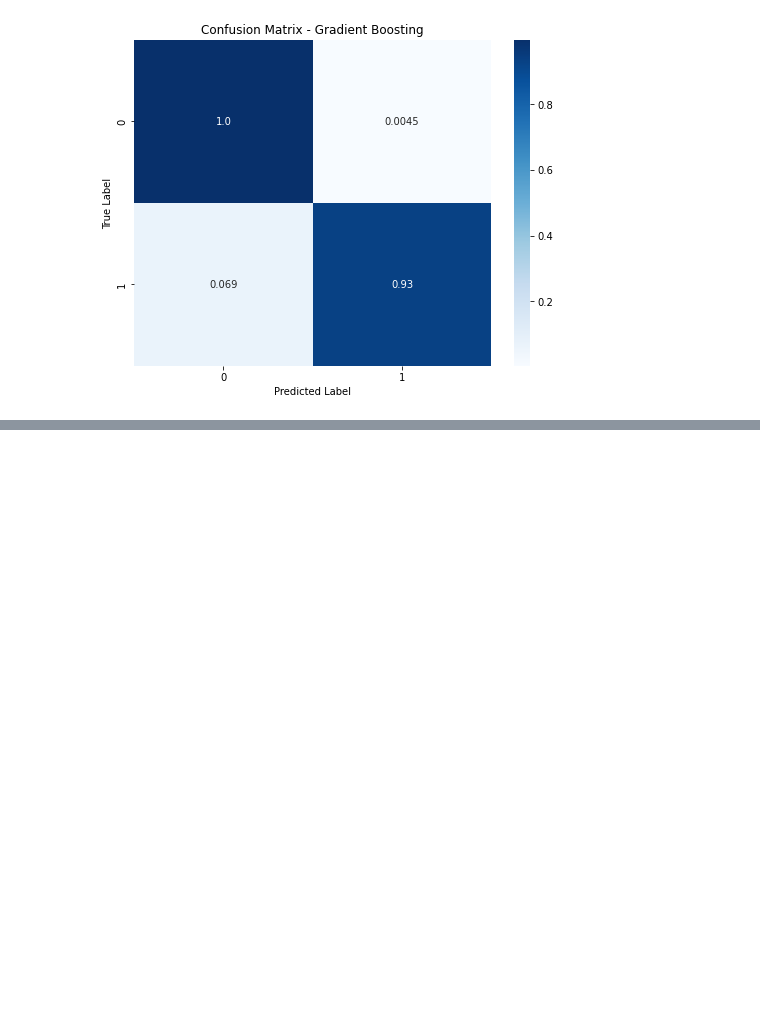
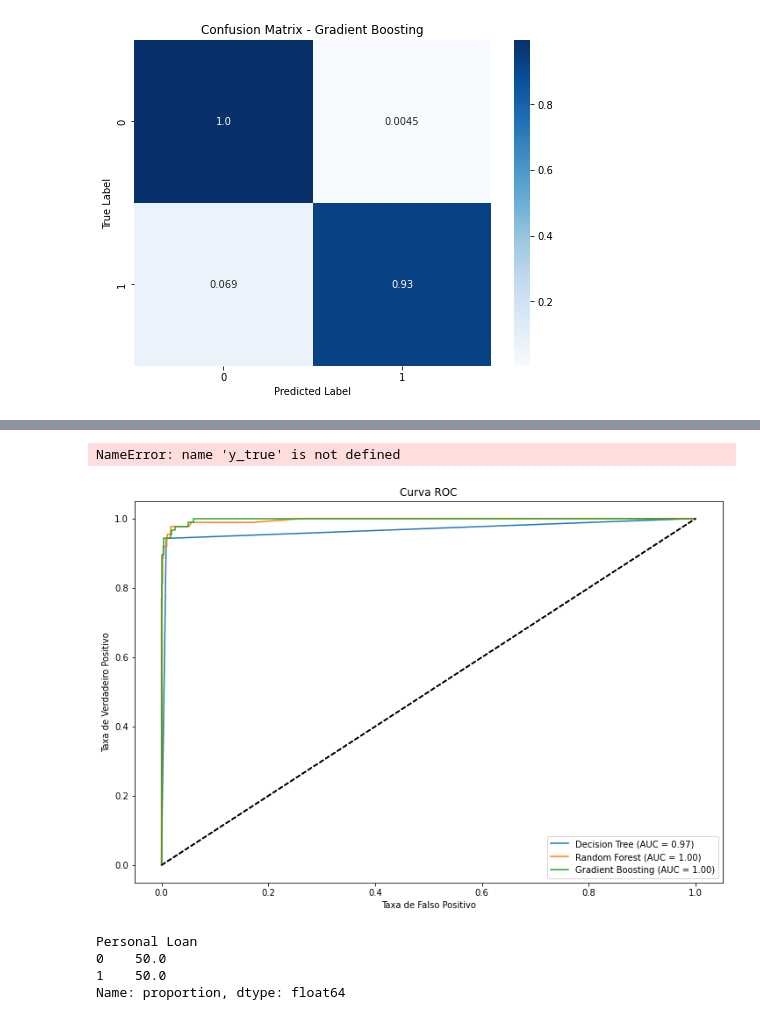
Before and after one commit to FranciscoFoz/machine-learning-training, a Jupyter notebook: Aprendizado Supervisionado/Classificação/9_ML_ChatGPT.ipynb, the cells around one changed output, grey strips where cells are left out. Saved outputs shown, nothing was run; the diff lists cells and outputs as text; code cells hidden in the pictures; blank space fills up the shorter version.

```diff
--- a/Aprendizado Supervisionado/Classificação/9_ML_ChatGPT.ipynb
+++ b/Aprendizado Supervisionado/Classificação/9_ML_ChatGPT.ipynb
@@ -572,0 +780,32 @@ plot_confusion_matrix(y_test, gb_preds, title='Confusion Matrix - Gradient Boost
+# %%
+roc_curve(y_true, y_score)
+# %% [output]
+NameError: name 'y_true' is not defined
+# %%
+from sklearn.metrics import roc_curve, auc
+import matplotlib.pyplot as plt
+import numpy as np
+
+# Função para plotar a curva ROC
+def plot_roc_curve(y_true, y_score, label):
+    fpr, tpr, _ = roc_curve(y_true, y_score)
+    roc_auc = auc(fpr, tpr)
+
+    plt.plot(fpr, tpr, label='{} (AUC = {:.2f})'.format(label, roc_auc))
+    plt.plot([0, 1], [0, 1], 'k--')
+    plt.xlabel('Taxa de Falso Positivo')
+    plt.ylabel('Taxa de Verdadeiro Positivo')
+    plt.title('Curva ROC')
+    plt.legend(loc='lower right')
+
+# Realizar a validação cruzada e plotar a curva ROC para cada modelo
+plt.figure(figsize=(12,8))
+for model, y_score in [('Decision Tree', dt.predict_proba(X_test)[:, 1]),
+                       ('Random Forest', rf.predict_proba(X_test)[:, 1]),
+                       ('Gradient Boosting', gb.predict_proba(X_test)[:, 1])]:
+    plot_roc_curve(y_test, y_score, model)
+
+# Exibir o gráfico da curva ROC
+plt.show()
+# %% [output]
+[figure, added]
@@ -572,0 +820,7 @@ plot_confusion_matrix(y_test, gb_preds, title='Confusion Matrix - Gradient Boost
+# %%
+y_train_balanced.value_counts(normalize=True) * 100
+# %% [output]
+Personal Loan
+0    50.0
+1    50.0
+Name: proportion, dtype: float64
```
Also changed, not shown: parts of 18 cells of this notebook.
